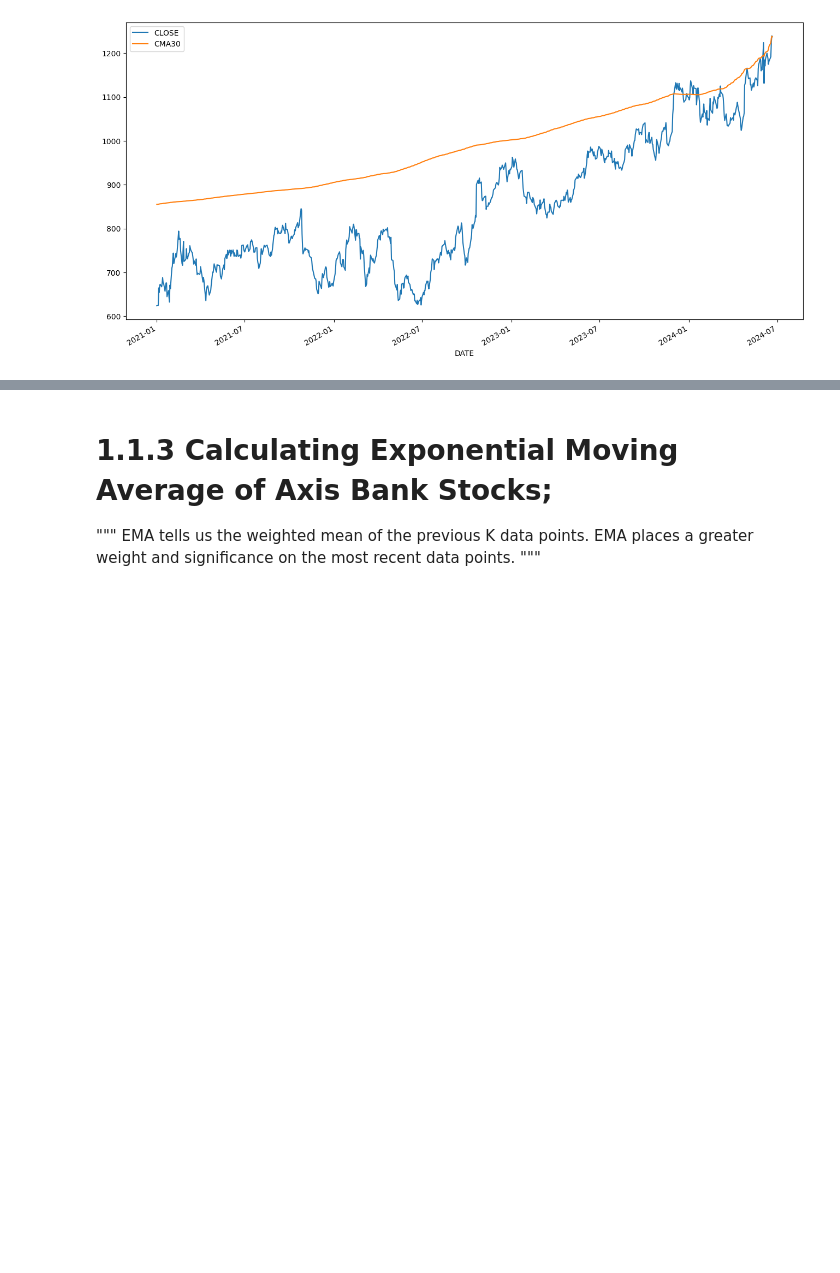
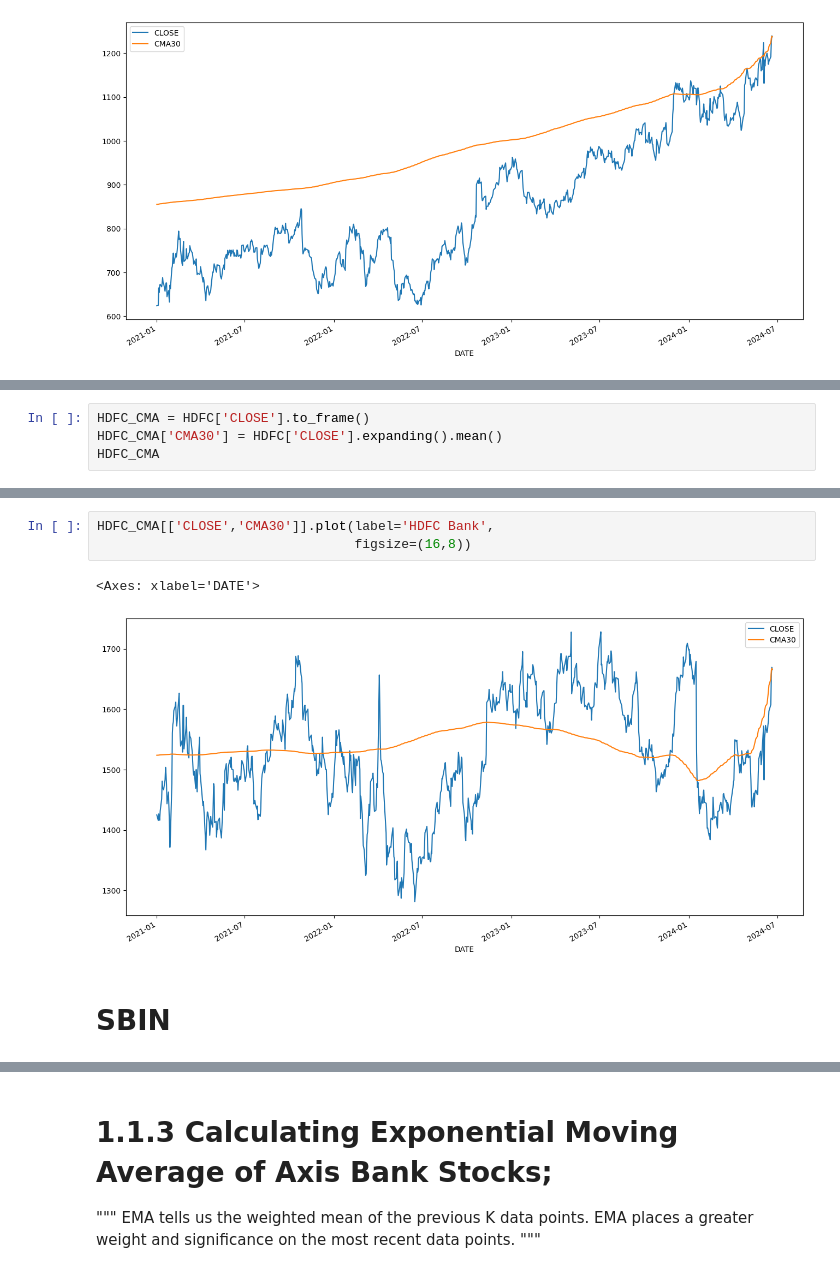
Before and after one commit to Ariyamandebnath/Stock-ipy, a Jupyter notebook: analysis/EDA.ipynb, the cells around one changed output, grey strips where cells are left out. Drawn from its saved outputs; the diff is of its cells as text; blank space fills up the shorter version.

```diff
--- a/analysis/EDA.ipynb
+++ b/analysis/EDA.ipynb
@@ -387,0 +450,4 @@ AXIS_CMA[['CLOSE','CMA30']].plot(label='Axis Bank',
+# %%
+HDFC_CMA = HDFC['CLOSE'].to_frame()
+HDFC_CMA['CMA30'] = HDFC['CLOSE'].expanding().mean()
+HDFC_CMA
@@ -387,0 +469,8 @@ AXIS_CMA[['CLOSE','CMA30']].plot(label='Axis Bank',
+# %%
+HDFC_CMA[['CLOSE','CMA30']].plot(label='HDFC Bank',
+                                 figsize=(16,8))
+# %% [output]
+<Axes: xlabel='DATE'>
+[figure, added]
+# %% [markdown]
+# SBIN
```
Also changed, not shown: parts of 16 cells of this notebook.
